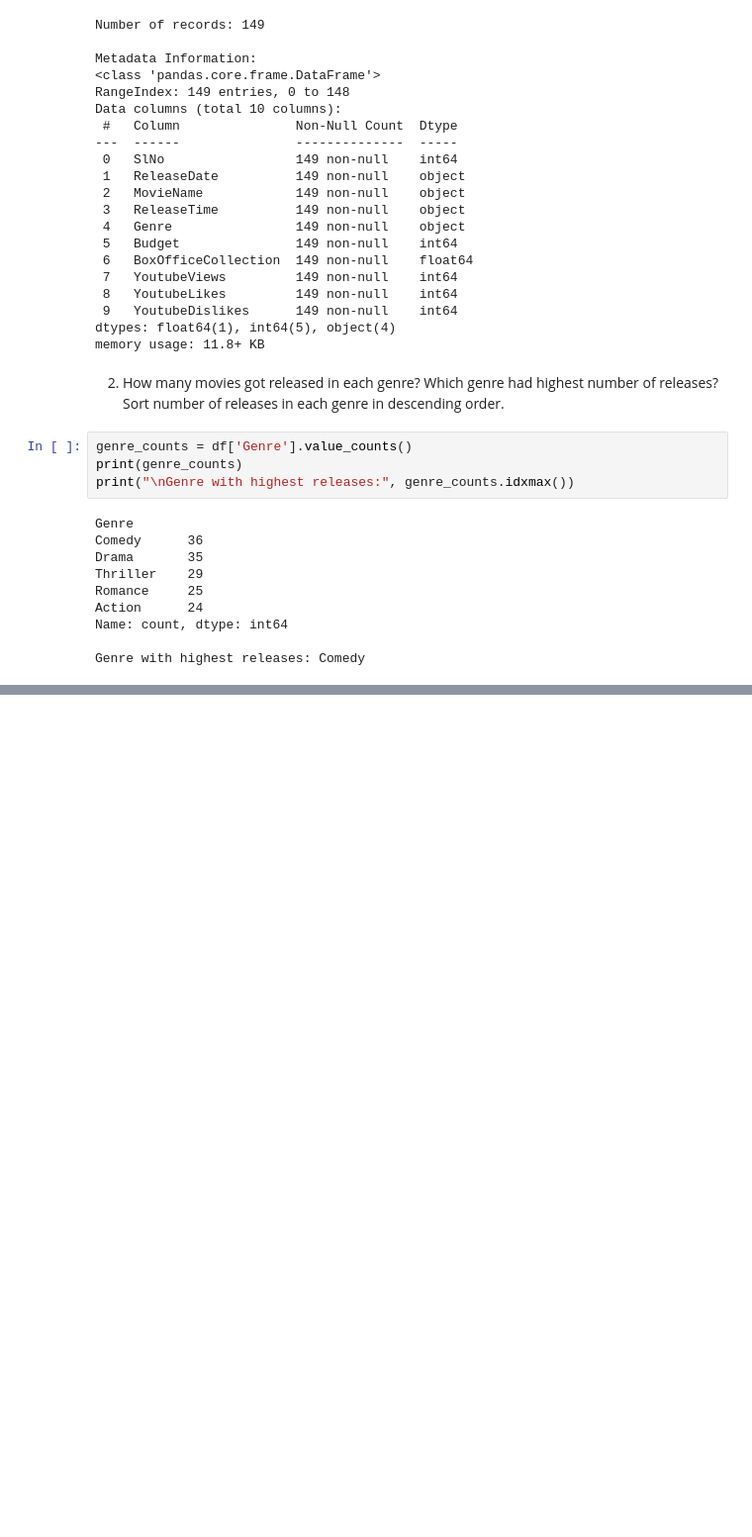
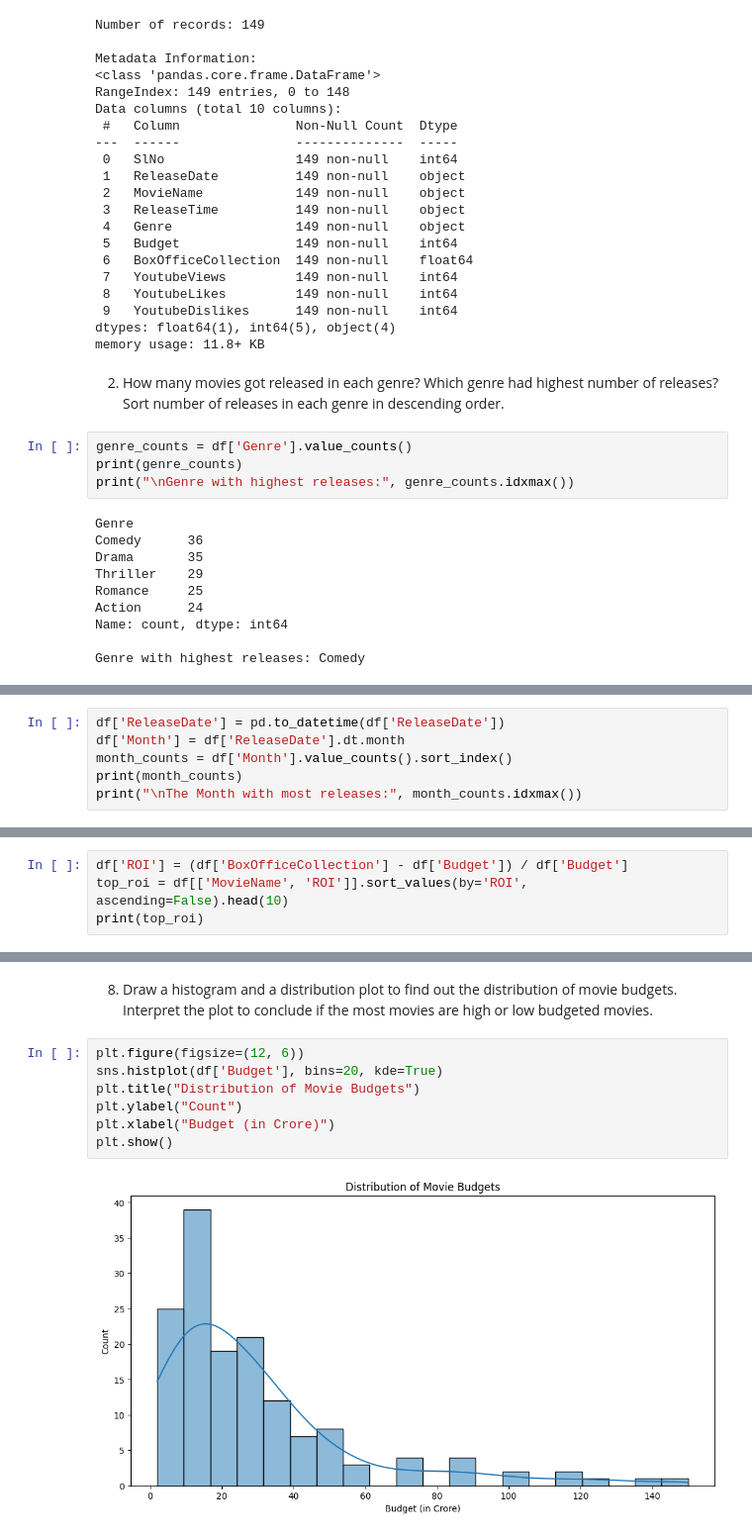
Before and after one commit to MehrabHussain47/Problem-Solving, a Jupyter notebook: _16.ipynb, the cells around one changed output, grey strips where cells are left out. Shown: that part at 99% size. Saved outputs shown, nothing was run; the diff lists cells and outputs as text; blank space fills up the shorter version.

```diff
--- a/_16.ipynb
+++ b/_16.ipynb
@@ -98,0 +114,6 @@ Genre with highest releases: Comedy
+# %%
+df['ReleaseDate'] = pd.to_datetime(df['ReleaseDate'])
+df['Month'] = df['ReleaseDate'].dt.month
+month_counts = df['Month'].value_counts().sort_index()
+print(month_counts)
+print("\nThe Month with most releases:", month_counts.idxmax())
@@ -98,0 +163,4 @@ Genre with highest releases: Comedy
+# %%
+df['ROI'] = (df['BoxOfficeCollection'] - df['Budget']) / df['Budget']
+top_roi = df[['MovieName', 'ROI']].sort_values(by='ROI', ascending=False).head(10)
+print(top_roi)
@@ -98,0 +191,11 @@ Genre with highest releases: Comedy
+# %% [markdown]
+8. Draw a histogram and a distribution plot to find out the distribution of movie budgets. Interpret the plot  to conclude if the most movies are high or low budgeted movies.
+# %%
+plt.figure(figsize=(12, 6))
+sns.histplot(df['Budget'], bins=20, kde=True)
+plt.title("Distribution of Movie Budgets")
+plt.ylabel("Count")
+plt.xlabel("Budget (in Crore)")
+plt.show()
+# %% [output]
+[figure, added]
```
Also changed, not shown: parts of 16 cells of this notebook.
